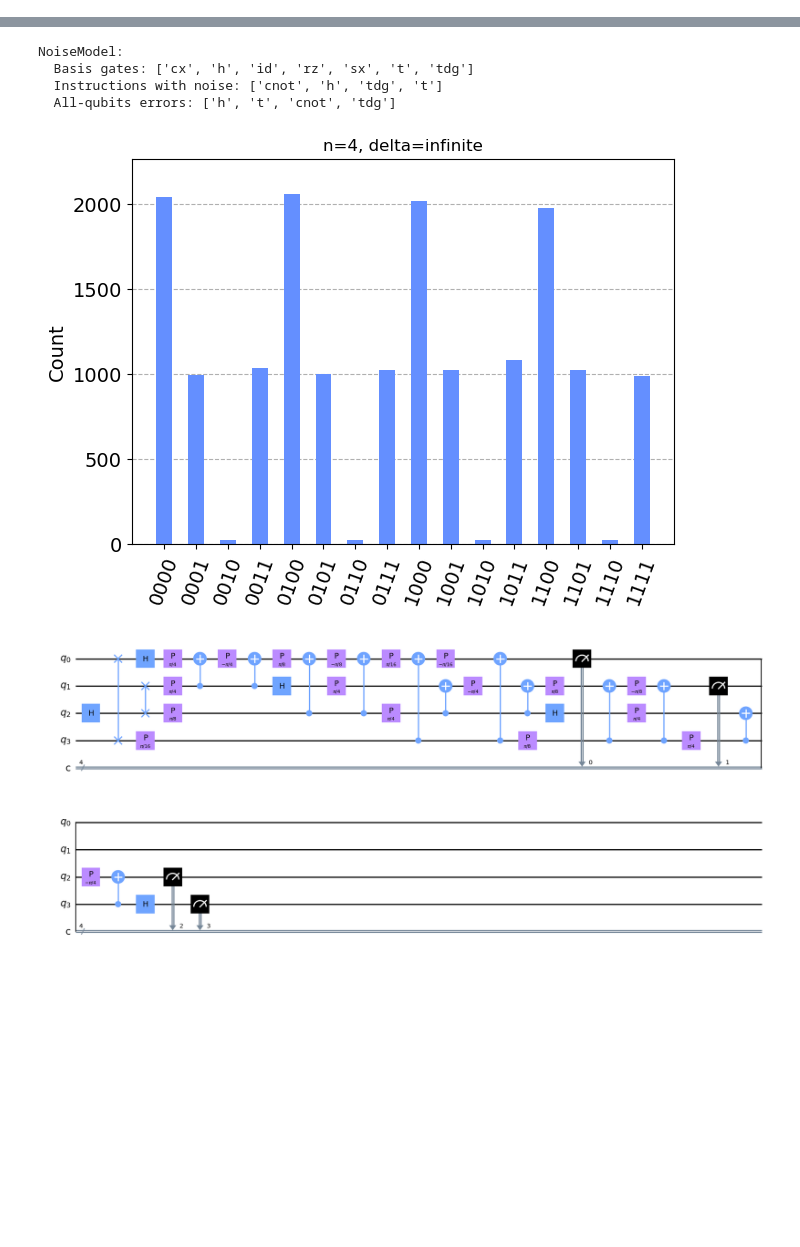
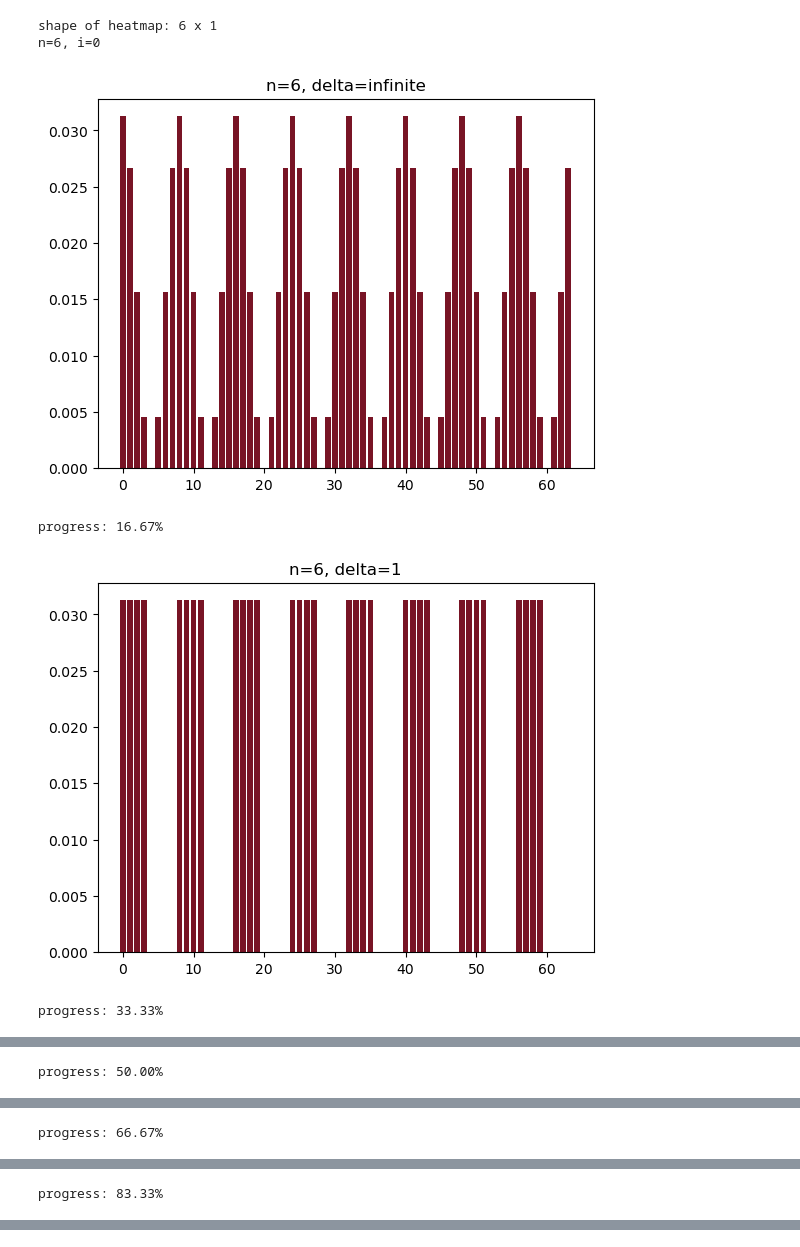
Before and after one commit to JuliuszSyrewicz/quantumFactorization, a Jupyter notebook: QFT.ipynb, the cells around one changed output, grey strips where cells are left out. Cells and saved outputs as stored; diff of their text form; code cells hidden in the pictures; blank space fills up the shorter version.

Commit message:
Improved statevector analysis and plotting

```diff
--- a/QFT.ipynb
+++ b/QFT.ipynb
@@ -101,17 +55,18 @@ def QFT(circuit, n, delta=10000):
 # %%
-def simulate(qc, n, reps=2**14, display_bool=False, delta=10000, backend="simulator",
+def simulate(qc, n, reps=2**14, display_bool=False, delta=10000, backend="statevector",
     noise = 0.01):
     # Create an empty noise model
     noise_model = NoiseModel()
 
     # Add depolarizing error to all single qubit u1, u2, u3 gates
     error = depolarizing_error(noise, 1)
-    noise_model.add_all_qubit_quantum_error(error, ['h', 't', 'cnot', 'tdg'])
+    noise_model.add_all_qubit_quantum_error(error, ['h', 't', 'cnot', 'tdg', 'p'])
 
     # Print noise model info
-    print(noise_model)
-    qc.measure(range(n), range(n))
+    # print(noise_model)
+
     if backend == "simulator":
+        qc.measure(range(n), range(n))
         # simulator = Aer.get_backend('qasm_simulator')
         simulator = AerSimulator(noise_model=noise_model)
         job_sim = simulator.run(qk.transpile(qc, simulator), shots=reps)
@@ -124,14 +79,20 @@ def simulate(qc, n, reps=2**14, display_bool=False, delta=10000, backend="simula
             hist = plot_histogram(counts, legend=[], bar_labels=False, title="n={}, delta={}".format(n, delta if delta < 9000 else "infinite"))
             display(hist)
         return counts
+
+
     elif backend == "statevector":
+        # qc.measure(range(n), range(n))
         backend = Aer.get_backend('statevector_simulator') # the device to run on
         result = backend.run(qk.transpile(qc, backend)).result()
         psi  = result.get_statevector(qc)
+
+        probs = psi.probabilities()
         if display_bool:
-            filename = "charts/hinton,n={},delta={}.png".format(n, delta if delta < 9000 else "infinite")
-            plot_state_hinton(psi, filename=filename)
-            state = Statevector(qc)
-            plot_state_city(state, alpha=0.6)
-     # print(counts)
+            filename = "charts/probabilities,n={},delta={}.png".format(n, delta if delta < 9000 else "infinite")
+            plt.bar([x for x in range(2**n)], probs, color="#781425")
+            plt.title("n={}, delta={}".format(n, delta if delta < 9000 else "infinite"))
+            plt.show()
+            plt.savefig(filename)
+        return probs[:2**n]
 # %%
@@ -143,30 +104,36 @@ qasm_output = qasm_qc.qasm()
 with open("qasm_files/qasm{}qubit".format(b), 'w') as txt_file:
     txt_file.write(qasm_output)
 # %%
-def compareFTs(n_low, n_high, backend="simulator"):
+def compareFTs(n_low, n_high, backend="statevector", display_bool=False):
     # heatmap showing comparative error
     heatmap = np.zeros((n_high, (n_high-n_low)//2+1))
-
 
     print("shape of heatmap: {} x {}".format(heatmap.shape[0], heatmap.shape[1]))
     i = 0
     for n in range(n_low, n_high+1, 2):
         print("n={}, i={}".format(n, i))
-        qcQFT = QuantumCircuit(2 * n - 1, n)
+        qcQFT = QuantumCircuit(n, n)
         qcQFT.h(n//2)
         QFT(qcQFT, n)
-        qft_counts = simulate(qcQFT, n, display_bool=True, backend=backend)
+        qft_probs = simulate(qcQFT, n, display_bool=display_bool, backend=backend)
         start_time = time.time()
-        errors = compareAFT(n, qft_counts, backend=backend)
+        errors = compareAFT(n, qft_probs, backend=backend, display_bool=display_bool)
         print("--- %s seconds ---" % (time.time() - start_time))
-        print("errors = {}".format(errors))
         for d in range(0, n):
             heatmap[d][i] = errors[d]
         i -=- 1
 
     print(np.around(heatmap, 3))
     plt.xlabel("n")
     plt.ylabel("delta")
     plt.imshow(heatmap)
     plt.savefig("charts/heatmap-{}-{}".format(n_low, n_high))
-compareFTs(4, 4, backend="simulator")
+
+compareFTs(6,6, backend="statevector", display_bool=True)
+# %% [output]
+shape of heatmap: 6 x 1
+n=6, i=0
+[figure, added]
+progress: 16.67%
+[figure, added]
+progress: 33.33%
@@ -172,0 +141 @@ compareFTs(4, 4, backend="simulator")
+progress: 50.00%
@@ -172,0 +143 @@ compareFTs(4, 4, backend="simulator")
+progress: 66.67%
@@ -172,0 +145 @@ compareFTs(4, 4, backend="simulator")
+progress: 83.33%
@@ -173,29 +147,0 @@ compareFTs(4, 4, backend="simulator")
-# %%
-def QFTZeroAnc(circuit, n, delta=10000):
-    swap_registers(circuit, n)
-    for i in range(n):
-        # print("Progress: {}".format(i/n*100))
-        circuit.h(i)
-        for j in range(1, n-i):
-            if j < delta:
-                # print("i = {}, j = {}".format(i, j))
-                # print("UROT({}, {}, {})".format(j+i, i, n+i))
-                ZeroAncCRn(circuit, i+j, i, np.pi/2**(j))
-                # ZeroAncCRn(circuit, i, i+j, np.pi/2**(j))
-            else:
-                break
-n=4
-qcQFT = QuantumCircuit(n, n)
-qcQFT.h(2)
-QFTZeroAnc(qcQFT, n)
-qft_counts = simulate(qcQFT, n, display_bool=True, noise=0.01)
-# %% [output]
-NoiseModel:
-  Basis gates: ['cx', 'h', 'id', 'rz', 'sx', 't', 'tdg']
-  Instructions with noise: ['cnot', 'h', 'tdg', 't']
-  All-qubits errors: ['h', 't', 'cnot', 'tdg']
-[figure, removed]
-# %%
-qcQFT.draw(output="mpl")
-# %% [output]
-[figure, removed]
```
Also changed, not shown: parts of 6 cells of this notebook.
